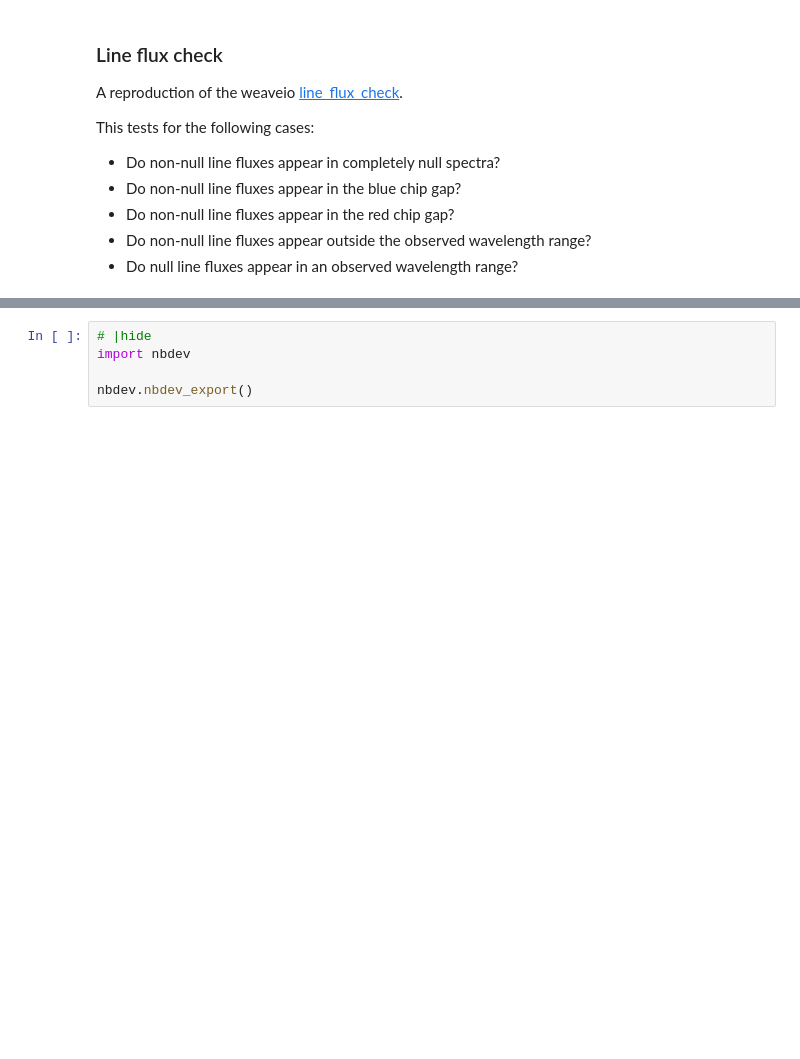
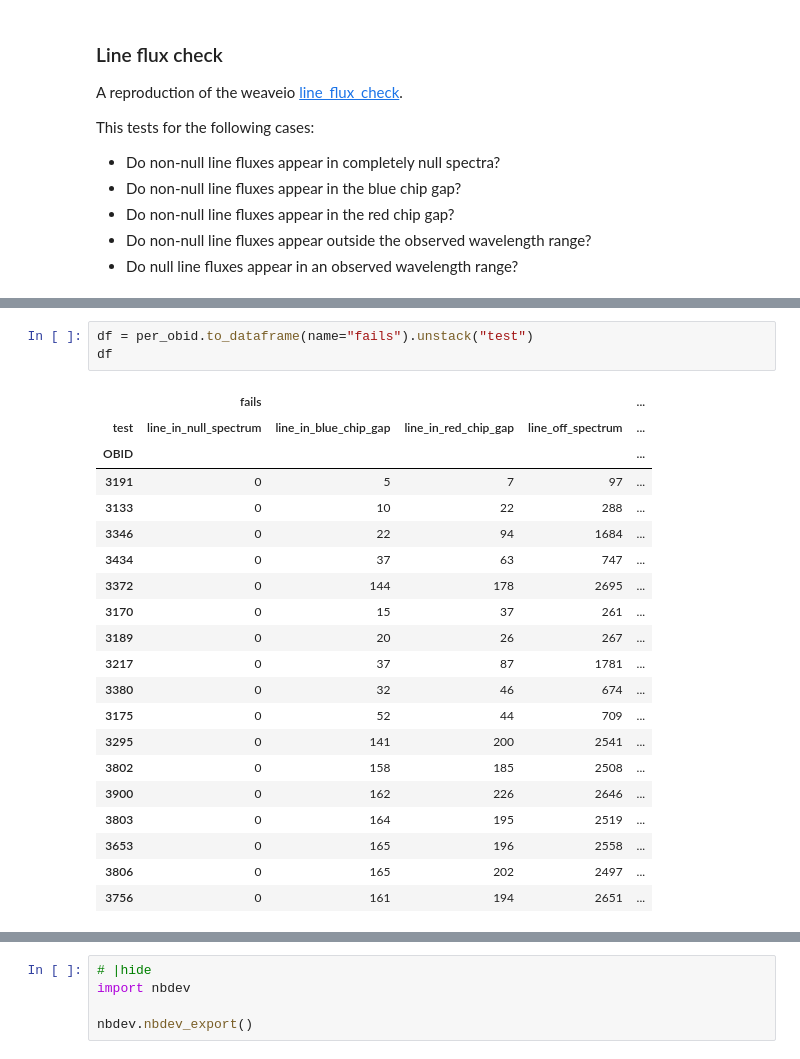
Before and after one commit to bamford/qagmire, a Jupyter notebook: nbs/02_quality_assurance.ipynb, the cells around one changed output, grey strips where cells are left out. Cells and saved outputs as stored; diff of their text form; blank space fills up the shorter version.

```diff
--- a/nbs/02_quality_assurance.ipynb
+++ b/nbs/02_quality_assurance.ipynb
@@ -242,4 +407,28 @@ fails_summary(per_obid)
 | 3189 | 0 | 20 | 26 | 267 | ... |
 | 3170 | 0 | 15 | 37 | 261 | ... |
 | 3191 | 0 | 5 | 7 | 97 | ... |
+# %%
+df = per_obid.to_dataframe(name="fails").unstack("test")
+df
+# %% [output]
+|  | fails |  |  |  | ... |
+| test | line_in_null_spectrum | line_in_blue_chip_gap | line_in_red_chip_gap | line_off_spectrum | ... |
+| OBID |  |  |  |  | ... |
+| 3191 | 0 | 5 | 7 | 97 | ... |
+| 3133 | 0 | 10 | 22 | 288 | ... |
+| 3346 | 0 | 22 | 94 | 1684 | ... |
+| 3434 | 0 | 37 | 63 | 747 | ... |
+| 3372 | 0 | 144 | 178 | 2695 | ... |
+| 3170 | 0 | 15 | 37 | 261 | ... |
+| 3189 | 0 | 20 | 26 | 267 | ... |
+| 3217 | 0 | 37 | 87 | 1781 | ... |
+| 3380 | 0 | 32 | 46 | 674 | ... |
+| 3175 | 0 | 52 | 44 | 709 | ... |
+| 3295 | 0 | 141 | 200 | 2541 | ... |
+| 3802 | 0 | 158 | 185 | 2508 | ... |
+| 3900 | 0 | 162 | 226 | 2646 | ... |
+| 3803 | 0 | 164 | 195 | 2519 | ... |
+| 3653 | 0 | 165 | 196 | 2558 | ... |
+| 3806 | 0 | 165 | 202 | 2497 | ... |
+| 3756 | 0 | 161 | 194 | 2651 | ... |
 # %%
```
Also changed, not shown: parts of 22 cells of this notebook, 7 other files.
